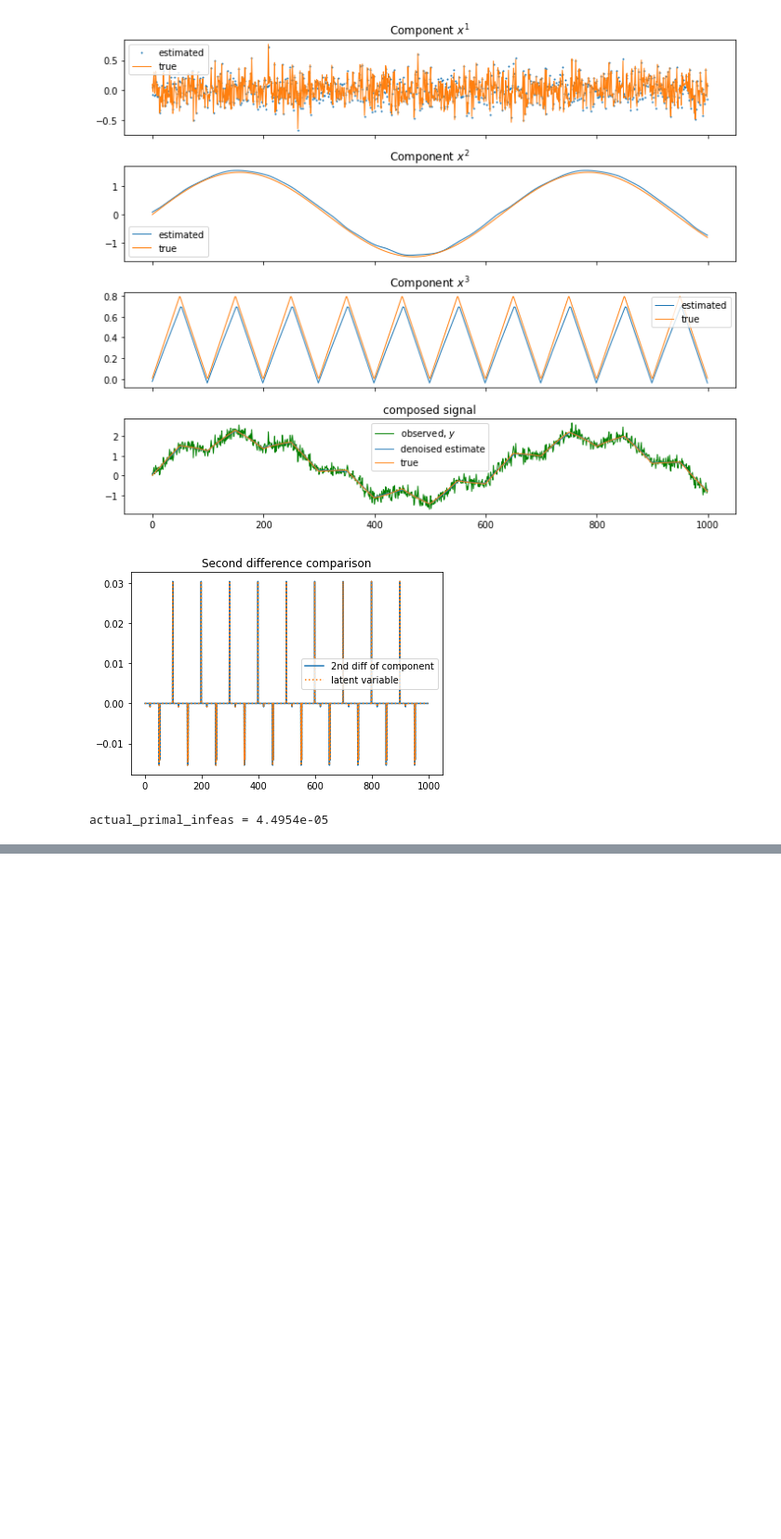
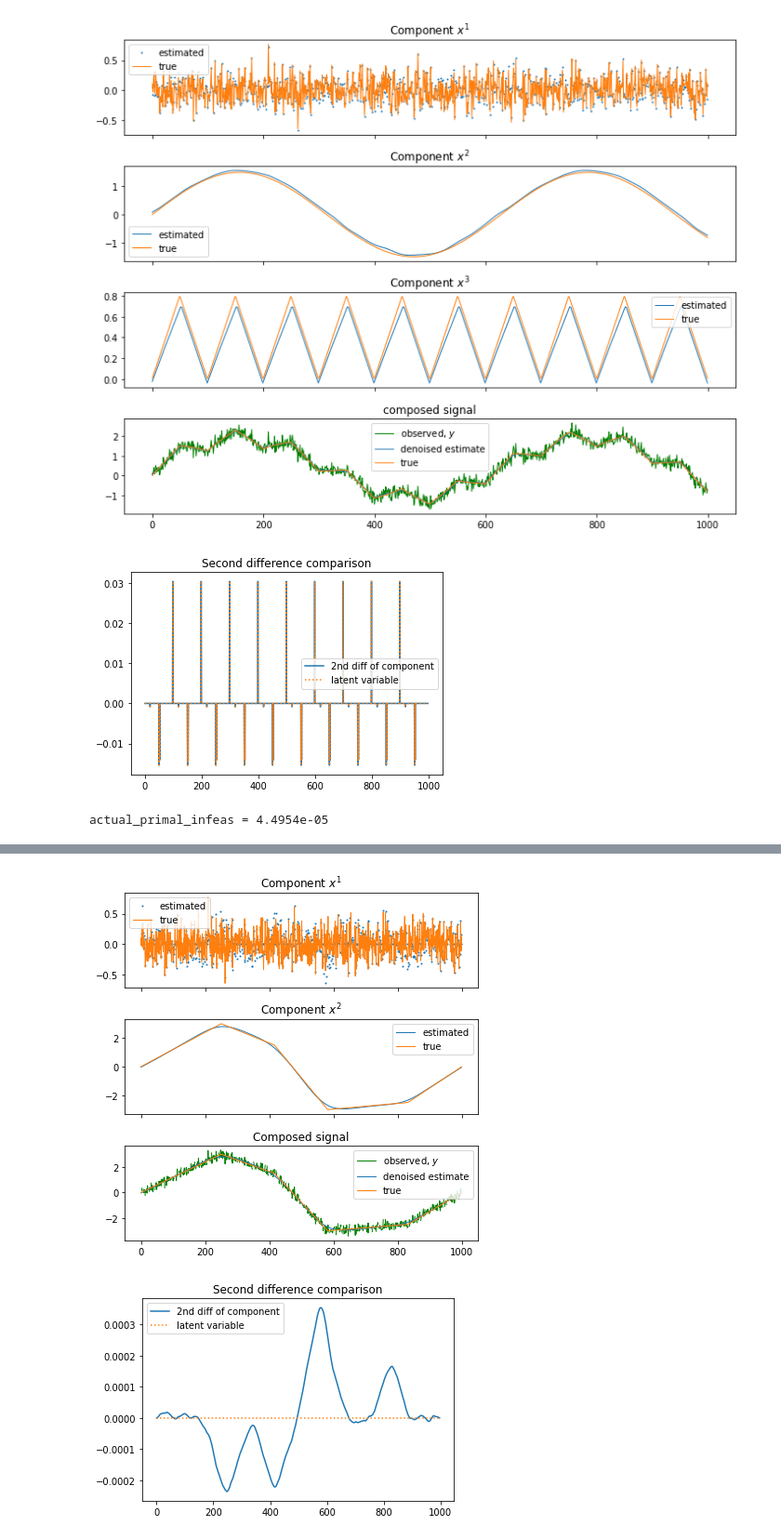
Before and after one commit to cvxgrp/qss, a Jupyter notebook: notebooks/test_block_rho.ipynb, the cells around one changed output, grey strips where cells are left out. Shown at 93% size. Saved outputs shown, nothing was run; the diff lists cells and outputs as text; code cells hidden in the pictures; blank space fills up the shorter version.

```diff
--- a/notebooks/test_block_rho.ipynb
+++ b/notebooks/test_block_rho.ipynb
@@ -706,0 +793,22 @@ actual_primal_infeas = 4.4954e-05
+# %%
+T = int(1e3)
+np.random.seed(42)
+aa = T // 4
+bb = T // 6
+pwl = np.r_[
+    np.linspace(0, 3, num=aa, endpoint=False),
+    np.linspace(3, 1.5, num=bb, endpoint=False),
+    np.linspace(1.5, -3, num=bb, endpoint=False),
+    np.linspace(-3, -2.5, num=aa, endpoint=False),
+    np.linspace(-2.5, 0, num=T - 2 * (aa + bb), endpoint=False),
+]
+noise = 0.2 * np.random.randn(T)
+y = pwl + noise
+X_real = np.asarray([noise, pwl])
+use_set = np.random.uniform(size=T) >= 0.2
+y[~use_set] = np.nan
+
+plt.figure()
+plt.plot(y)
+plt.plot(pwl)
+plt.show();
@@ -706,0 +819,5 @@ actual_primal_infeas = 4.4954e-05
+# %%
+c1 = SumSquare(weight=1)
+c2 = SumCard(weight=1e9, diff=2)
+problem = Problem(components=[c1, c2], data=y)
+objective_values = {}
@@ -706,0 +848,13 @@ actual_primal_infeas = 4.4954e-05
+# %%
+problem.plot_decomposition(X_real=X_real, figsize=(6, 6))
+plt.show()
+
+plt.figure()
+plt.plot(np.diff(problem.decomposition[1], n=2), label="2nd diff of component")
+plt.plot(problem._qss_soln[2 * T :], ls=":", label="latent variable")
+plt.legend()
+plt.title("Second difference comparison")
+plt.show()
+# %% [output]
+[figure, added]
+[figure, added]
```
Also changed, not shown: parts of 25 cells of this notebook, 1 other file.
